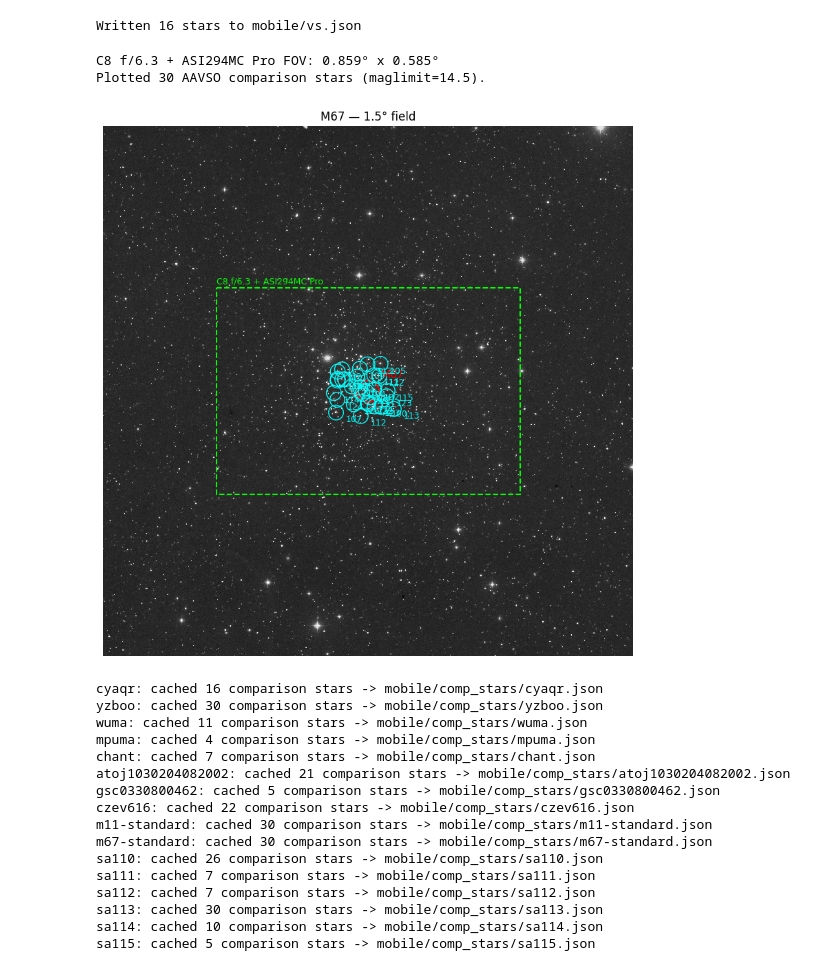
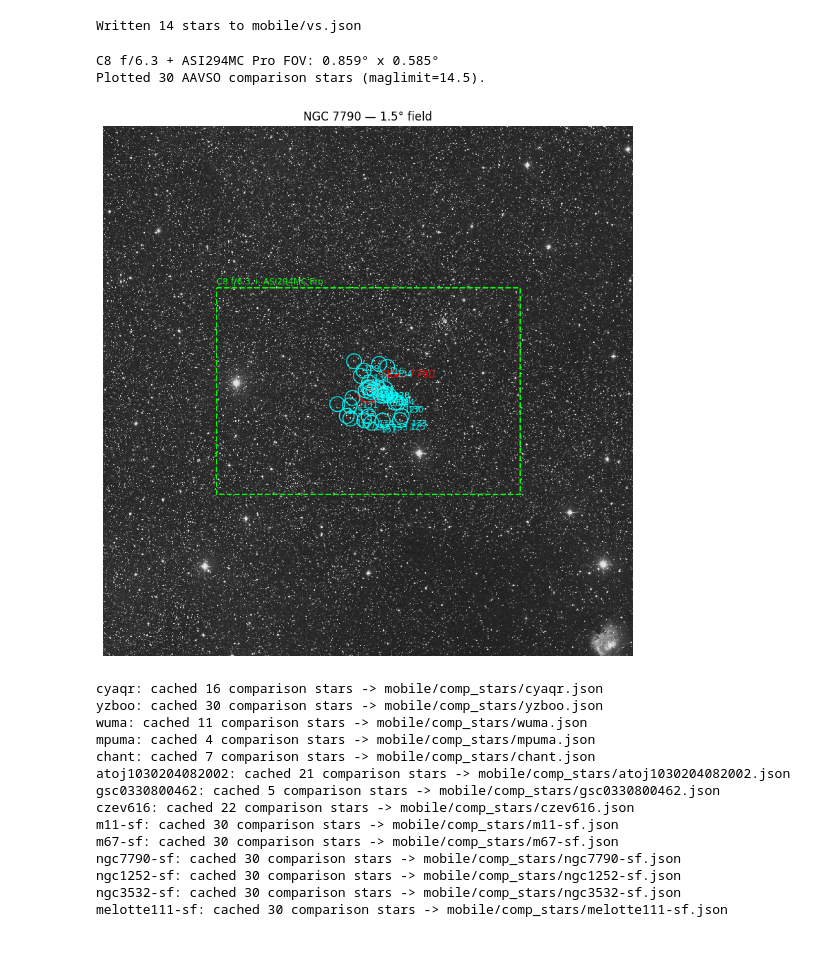
Before and after one commit to jeffrwatts/AstroPlannerData, a Jupyter notebook: vs_catalog.ipynb, the cells around one changed output. Drawn from its saved outputs; the diff is of its cells as text; code cells hidden in the pictures.

```diff
--- a/vs_catalog.ipynb
+++ b/vs_catalog.ipynb
@@ -24,15 +24,15 @@ stars = [
 #    {"displayName": "V0952 Ara", "type": "variable"},   -54 dec (too low)
     {"displayName": "GSC 03308-00462", "type": "variable"},
     {"displayName": "CzeV616", "type": "variable"},
-    {"displayName": "M11", "type": "standard_field", "objectId": "m11-standard"},
-    {"displayName": "M67", "type": "standard_field", "objectId": "m67-standard"},
-    {"displayName": "SA110", "type": "standard_field"},
-    {"displayName": "SA111", "type": "standard_field"},
-    {"displayName": "SA112", "type": "standard_field"},
-    {"displayName": "SA113", "type": "standard_field"},
-    {"displayName": "SA114", "type": "standard_field"},
-    {"displayName": "SA115", "type": "standard_field"},
+    {"displayName": "M11", "type": "standard_field", "objectId": "m11-sf"},
+    {"displayName": "M67", "type": "standard_field", "objectId": "m67-sf"},
+    {"displayName": "NGC 7790", "type": "standard_field", "objectId": "ngc7790-sf"},
+    {"displayName": "NGC 1252", "type": "standard_field", "objectId": "ngc1252-sf"},
+    {"displayName": "NGC 3532", "type": "standard_field", "objectId": "ngc3532-sf"},
+    {"displayName": "Melotte 111", "type": "standard_field", "objectId": "melotte111-sf"},
 ]
+
+chart_test = "ngc7790-sf"
 # %%
 # Cell 2 — Imports & config
 
@@ -373,7 +369,7 @@ out_df["ra"] = out_df["ra"].round(7)
 out_df.to_json(OUTPUT_FILE, orient="records", indent=2)
 print(f"Written {len(out_df)} stars to {OUTPUT_FILE}")
 # %% [output]
-Written 16 stars to mobile/vs.json
+Written 14 stars to mobile/vs.json
 # %%
 # Cell 8 — Starfield finder-chart: DSS image fetch + pixel/RA-Dec mapping
 #
@@ -540,35 +536,35 @@ def plot_finder_chart(object_id, size_deg=FINDER_CHART_SIZE_DEG, maglimit=FINDER
         deg_per_px = size_deg / FINDER_CHART_PIXELS
         fov_w_deg, fov_h_deg = compute_fov_deg(equipment)
         if fov_w_deg > size_deg or fov_h_deg > size_deg:
             print(f"Warning: {equipment['name']} FOV ({fov_w_deg:.2f}°x{fov_h_deg:.2f}°) "
                   f"exceeds the fetched field ({size_deg}°) — increase size_deg to see the full box.")
         w_px, h_px = fov_w_deg / deg_per_px, fov_h_deg / deg_per_px
         ax.add_patch(Rectangle((px - w_px / 2, py - h_px / 2), w_px, h_px,
                                 edgecolor="lime", facecolor="none", linewidth=1.5, linestyle="--"))
         ax.text(px - w_px / 2, py - h_px / 2 - 8, equipment["name"], color="lime", fontsize=9)
 
     ax.set_title(f"{row['displayName']} — {size_deg}° field")
     ax.axis("off")
     plt.show()
 
 
 # C8 + f/6.3 reducer (effective focal length already includes the reducer) + ASI294MC Pro
 C8_ASI294MC = {
     "name": "C8 f/6.3 + ASI294MC Pro",
     "focal_length_mm": 1280,
     "pixel_size_um": 4.63,
     "resolution_width": 4144,
     "resolution_height": 2822,
 }
 
 fov_w_deg, fov_h_deg = compute_fov_deg(C8_ASI294MC)
 print(f"{C8_ASI294MC['name']} FOV: {fov_w_deg:.3f}° x {fov_h_deg:.3f}°")
 
-plot_finder_chart("m67-standard", equipment=C8_ASI294MC)
+plot_finder_chart(chart_test, equipment=C8_ASI294MC)
 # %% [output]
 C8 f/6.3 + ASI294MC Pro FOV: 0.859° x 0.585°
 Plotted 30 AAVSO comparison stars (maglimit=14.5).
-[figure, old version]
+[figure, new version]
 # %%
 # Cell 9b — Generate offline comparison-star cache (mobile/comp_stars/<objectId>.json)
 #
@@ -620,11 +616,9 @@ chant: cached 7 comparison stars -> mobile/comp_stars/chant.json
 atoj1030204082002: cached 21 comparison stars -> mobile/comp_stars/atoj1030204082002.json
 gsc0330800462: cached 5 comparison stars -> mobile/comp_stars/gsc0330800462.json
 czev616: cached 22 comparison stars -> mobile/comp_stars/czev616.json
-m11-standard: cached 30 comparison stars -> mobile/comp_stars/m11-standard.json
-m67-standard: cached 30 comparison stars -> mobile/comp_stars/m67-standard.json
-sa110: cached 26 comparison stars -> mobile/comp_stars/sa110.json
-sa111: cached 7 comparison stars -> mobile/comp_stars/sa111.json
-sa112: cached 7 comparison stars -> mobile/comp_stars/sa112.json
-sa113: cached 30 comparison stars -> mobile/comp_stars/sa113.json
-sa114: cached 10 comparison stars -> mobile/comp_stars/sa114.json
-sa115: cached 5 comparison stars -> mobile/comp_stars/sa115.json
+m11-sf: cached 30 comparison stars -> mobile/comp_stars/m11-sf.json
+m67-sf: cached 30 comparison stars -> mobile/comp_stars/m67-sf.json
+ngc7790-sf: cached 30 comparison stars -> mobile/comp_stars/ngc7790-sf.json
+ngc1252-sf: cached 30 comparison stars -> mobile/comp_stars/ngc1252-sf.json
+ngc3532-sf: cached 30 comparison stars -> mobile/comp_stars/ngc3532-sf.json
+melotte111-sf: cached 30 comparison stars -> mobile/comp_stars/melotte111-sf.json
```
Also changed, not shown: parts of 2 cells of this notebook, 9 other files.
